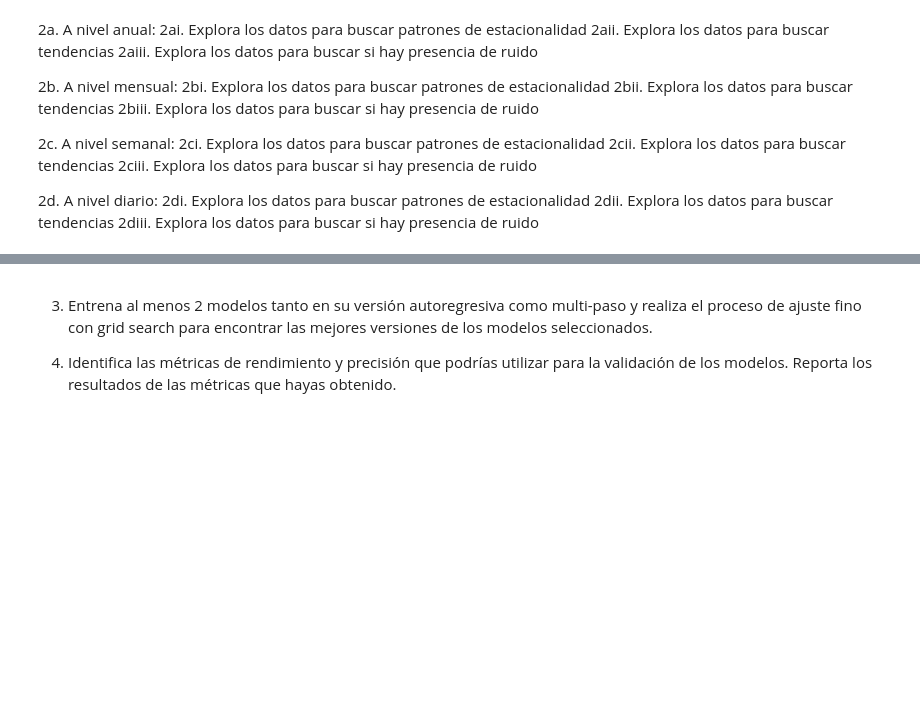
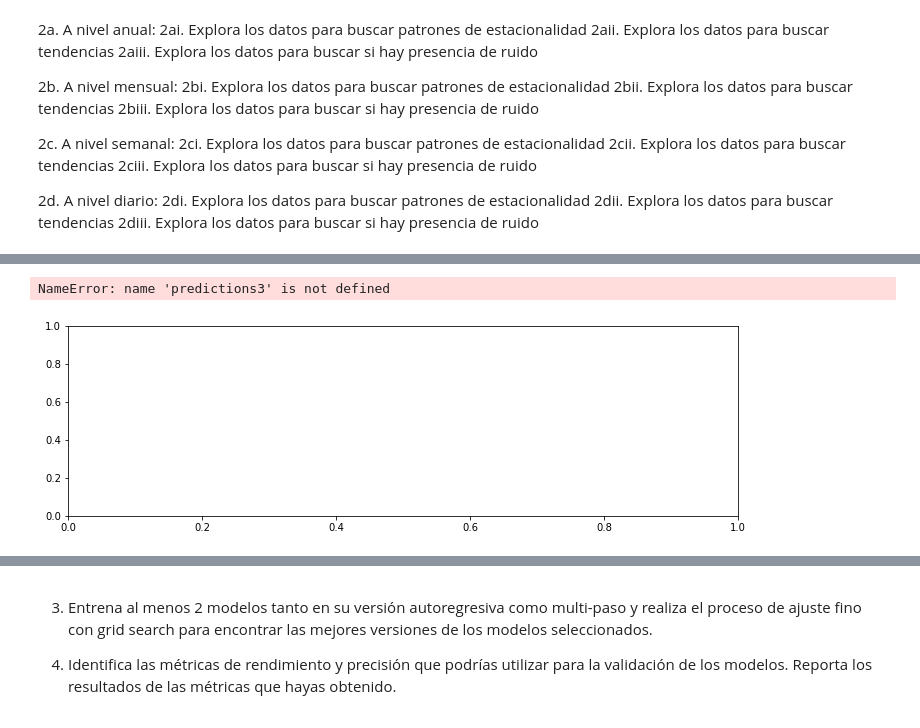
Before and after one commit to a01625364/prisma, a Jupyter notebook: ipynb/Evi2Ent3.ipynb, the cells around one changed output, grey strips where cells are left out. Saved outputs shown, nothing was run; the diff lists cells and outputs as text; code cells hidden in the pictures; blank space fills up the shorter version.

```diff
--- a/ipynb/Evi2Ent3.ipynb
+++ b/ipynb/Evi2Ent3.ipynb
@@ -376,3 +891,14 @@ metric2, predictions2 = backtesting_forecaster(
+# %%
+# Plot2
+# ==============================================================================
+fig, ax = plt.subplots(figsize=(12, 3.5))
+df_Final.loc[predictions3.index, 'rooms_occupied'].plot(ax=ax, linewidth=2, label='real')
+predictions2.plot(linewidth=2, label='prediction', ax=ax)
+ax.set_title('Prediction vs real demand')
+ax.legend();
+# %% [output]
+NameError: name 'predictions3' is not defined
+[figure, added]
 # %%
 num_attribs = ["occupancy", "revenue"]
 #cat_attribs = ["chain", "brand", "region", "city", "state"]
```
Also changed, not shown: parts of 80 cells of this notebook.
